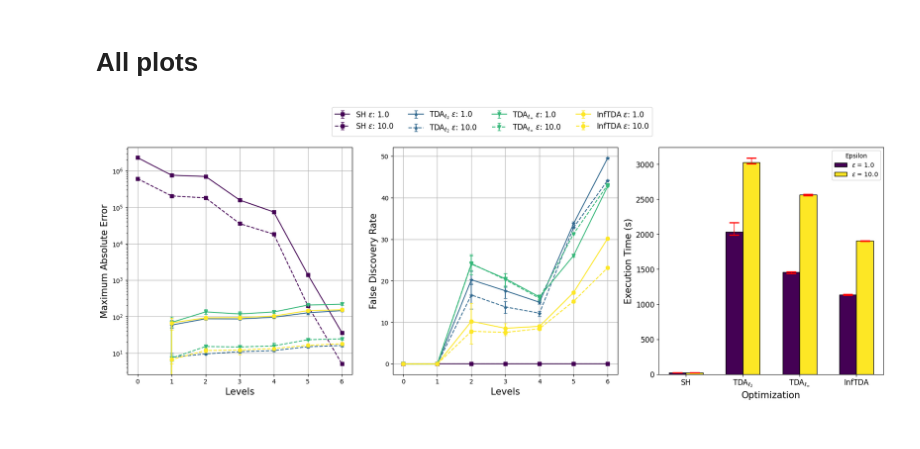
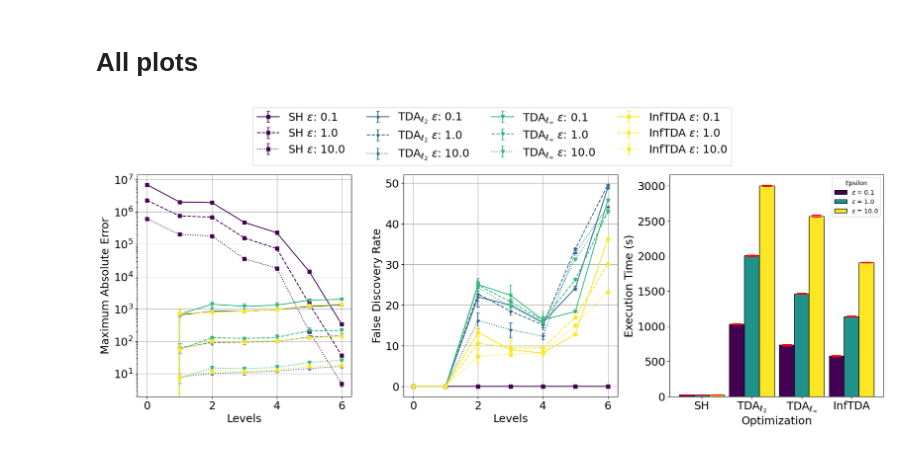
Before and after one commit to aidaLabDEI/TDA_hierarchical, a Jupyter notebook: notebooks/plots_Italy.ipynb, the cells around one changed output. Drawn from its saved outputs; the diff is of its cells as text; code cells hidden in the pictures.

```diff
--- a/notebooks/plots_Italy.ipynb
+++ b/notebooks/plots_Italy.ipynb
@@ -18,10 +18,10 @@ if not os.path.exists(folder_path):
 # %%
 mechanisms = ["SH", r"$\text{TDA}_{\ell_2}$", r"$\text{TDA}_{\ell_\infty}$",
               r"$\text{InfTDA}$"]
-markers = [["-s", "-*", "-v", "-8", "-P"], ["--s", "--*", "--v", "--8", "--P"]]
+markers = [["-s", "-*", "-v", "-8", "-P"], ["--s", "--*", "--v", "--8", "--P"], [":s", ":*", ":v", ":8", ":P"]]
 colors = plt.cm.viridis(np.linspace(0, 1, len(mechanisms)))  # Generate distinct colors
 # %%
-epsilons = [1., 10.]
+epsilons = [0.1, 1., 10.]
 delta = 1E-8
 num_experiments = 5
 
@@ -41,11 +41,10 @@ def plot(array, save_to: str = None, name: str = None, log: bool = True, y_label
                         fmt=markers[j][i], color=colors[i], capsize=3)
     if log: ax.set_yscale("log")
     # Setting labels and ticks
-    ax.set_ylabel(y_label, fontsize=15)
-    ax.set_xlabel("Levels", fontsize=15)
-    # augment font size
-    plt.xticks(fontsize=12)
-    plt.yticks(fontsize=12)
+    ax.set_ylabel(y_label, fontsize=18)
+    ax.set_xlabel("Levels", fontsize=18)
+    # augment ticks size in ax
+    ax.tick_params(axis='both', which='major', labelsize=18)
     # Display the plot
     plt.grid(True)
     plt.tight_layout()
@@ -130,12 +129,11 @@ def plot_time(execution_times, save_to: str = None, name: str = None, ax=None):
     # Set x-ticks at the center of each group
     x_ticks_positions = np.arange(len(mechanisms)) - 0.15
     plt.xticks(x_ticks_positions, mechanisms)
-    # augment font size
-    plt.xticks(fontsize=12)
-    plt.yticks(fontsize=12)
+    # set xticks size
+    ax.tick_params(axis='both', which='major', labelsize=18)
 
-    ax.set_ylabel("Execution Time (s)", fontsize=15)
-    ax.set_xlabel("Optimization", fontsize=15)
+    ax.set_ylabel("Execution Time (s)", fontsize=18)
+    ax.set_xlabel("Optimization", fontsize=18)
     # plt.title("Execution Time by Mechanism and Epsilon")
     plt.tight_layout()
 
@@ -189,25 +190,25 @@ plot_time(metrics_to_plot["TIME"], save_to=save_to, name="time")
 # %%
 # generate three plots in a row
 fig, axs = plt.subplots(1, 3, figsize=(18, 6))
 # Maximum Absolute Error
 plot(metrics_to_plot["max_error"], y_label="Maximum Absolute Error", log=True, ax=axs[0], legend=False)
 # false discovery rate
 plot(metrics_to_plot["false_discovery_rate"], y_label="False Discovery Rate", log=False, ax=axs[1], legend=False)
 # Time
 plot_time(metrics_to_plot["TIME"], ax=axs[2])
 # set the grid on the first two plots
 axs[0].grid(True)
 axs[1].grid(True)
 axs[2].grid(False)
 # Ottieni la legenda esistente dal primo subplot
 handles, labels = axs[0].get_legend_handles_labels()
 
 # Aggiungi la legenda sopra il plot, con 6 colonne
-fig.legend(handles, labels, loc='upper center', bbox_to_anchor=(0.5, 1.14), ncol=4, fontsize=12)
+fig.legend(handles, labels, loc='upper center', bbox_to_anchor=(0.5, 1.25), ncol=4, fontsize=18)
 
 # save also the legend
 fig.savefig(os.path.join(save_to, "all_plots.pdf"), dpi=300,bbox_inches='tight')
 
 plt.show()
 # %% [output]
-[figure, old version]
+[figure, new version]
```
Also changed, not shown: parts of 7 cells of this notebook, 22 other files.
